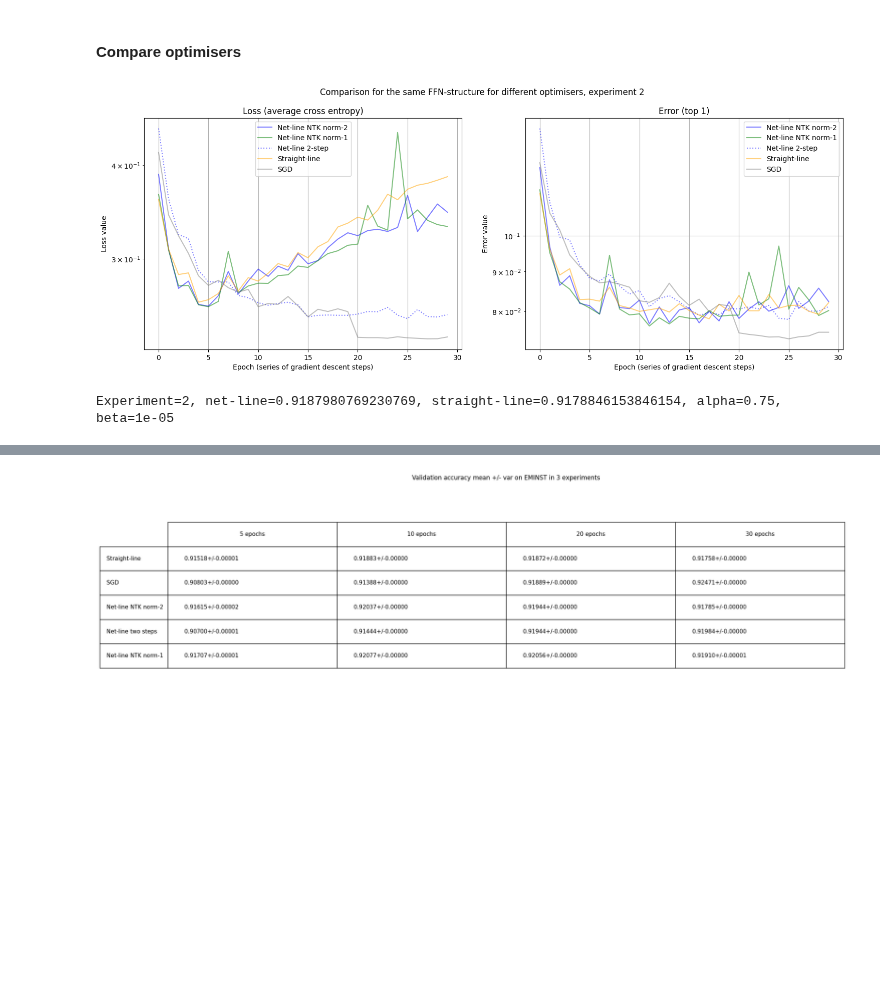
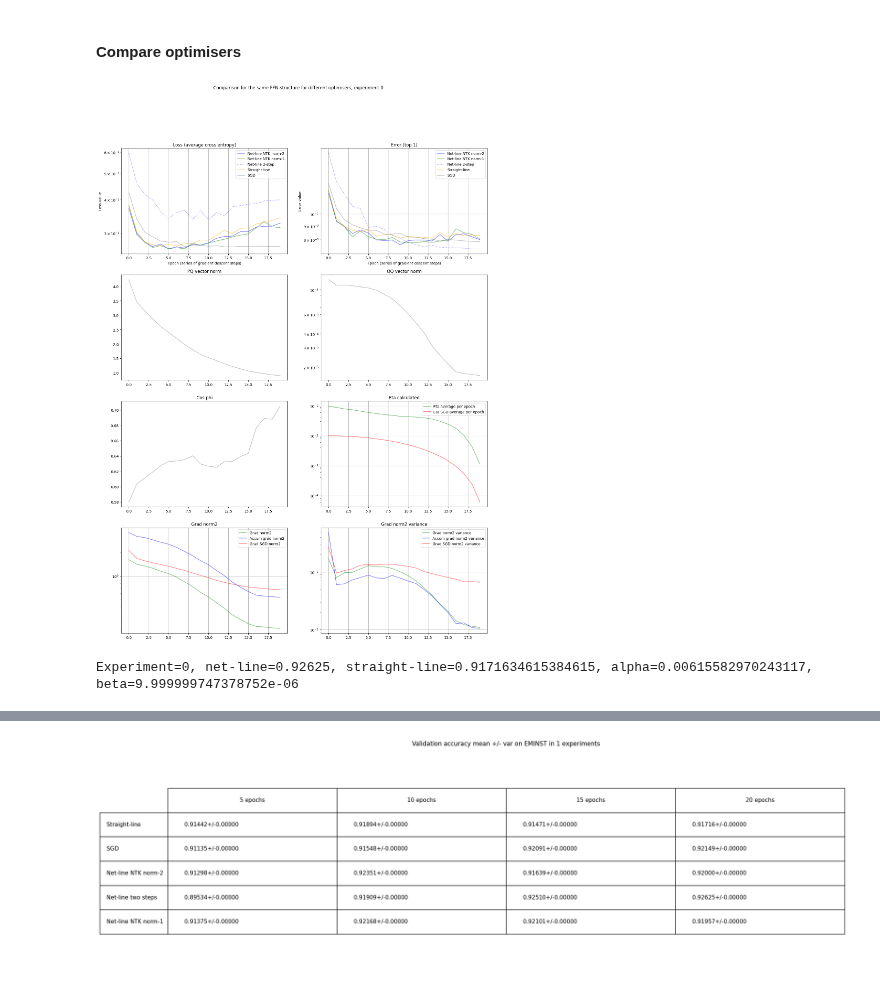
Before and after one commit to vkmbox/adaptive_stepsize, a Jupyter notebook: comparison_eminst_ffn.ipynb, the cells around one changed output, grey strips where cells are left out. Saved outputs shown, nothing was run; the diff lists cells and outputs as text; code cells hidden in the pictures; blank space fills up the shorter version.

Commit message:
DEV: optimiser v7

```diff
--- a/comparison_eminst_ffn.ipynb
+++ b/comparison_eminst_ffn.ipynb
@@ -31,12 +32,13 @@ logging.basicConfig(filename="logs/detailed_eminst_ffn.log",
 #### Constants
 # %%
 BATCH_SIZE = 64 #128
+SAMPLE_SIZE = 2048
 OUTPUT_DIM=26
 DEVICE = torch.device('cuda:0' if torch.cuda.is_available() else 'cpu')
 slope_plus, slope_minus=1.0, 0.1
 
-EXPERIMENTS = 3
-EPOCHS_PER_EXPERIMENT = 30
+EXPERIMENTS = 1 #3
+EPOCHS_PER_EXPERIMENT = 20
 DATASET_PATH = "./datasets"
 # %% [markdown]
 #### EMNIST dataset
@@ -79,11 +81,10 @@ def test_loop(testNet):
             labels = labels.to(DEVICE)
             batch_size = images.shape[0]
             xx = images.view(batch_size, -1)
-            logits = testNet.forward_(xx).detach().cpu()
-
-            prediction = logits.argmax(dim=-1).to(DEVICE)
-            loss = loss_crossentropy_np(np.transpose(logits.numpy()), labels)
+            logits = testNet.forward_(xx)
+            loss = F.cross_entropy(logits, labels)
             loss_meter.update(loss)
+            prediction = logits.argmax(dim=-1)
             accuracy_meter.update(calculate_accuracy(prediction, labels))
 
     return accuracy_meter.avg, loss_meter.avg
@@ -222,11 +267,12 @@ meta = MetaData(batch_size = BATCH_SIZE, output_dim=OUTPUT_DIM, lb = 0.005, lw =
 
 '''
 0-num of experiment; 1-epoch;
-2-net: 0-Straight-line, 1-Sgd fixed lr, 2-Net-line NTK norm-2, 3-Net-line step, 4-Net-line NTK norm-1
+2-net: 0-Adam, 1-Net-line 2step, 2-SGD
 3-param: 0-test accuracy (Top-1), 1-test errror (cross-entropy), 2-time per step, 3 - qq_norm_test,
-4 - pq_norm, 5 - cos_phi, 6 - eta_calculated, 7 - alpha/lr(sgd), 8 - armiho_coeff, 9 - wolf_coeff, 10 - eta_raw, 11 - grad_norm2_sq
+4 - pq_norm, 5 - cos_phi, 6 - eta_calculated, 7 - alpha/lr(sgd), 8 - armiho_coeff, 9 - kappa avg, 10 - kappa min,
+11 - grad_norm2_sq, 12 - grad_norm2_var, 13 - accum_norm2_sq, 14 - accum_norm2_var, 15 - empty, 16 - empty
 '''
-experimental_results = np.zeros((EXPERIMENTS, EPOCHS_PER_EXPERIMENT, 5, 12))
+experimental_results = np.zeros((EXPERIMENTS, EPOCHS_PER_EXPERIMENT, 5, 15))
 eta_fixed = 0.01
 #qq_divider = 1.0
 
@@ -244,9 +290,9 @@ for experiment in range(EXPERIMENTS):
     net_sgd = copy.deepcopy(net_straightline)
     net_sgd.set_slopes(slope_plus, slope_minus)
     loss_sgd = nn.CrossEntropyLoss()
-    opt_sgd = optim.SGD(net_sgd.parameters(), lr=1e-2, momentum=0.9, nesterov=True, weight_decay=2.5e-4)
-    #opt_sgd = optim.SGD(net_sgd.parameters(), 0.02, momentum=0.9, weight_decay=5e-3)
-    #schd_sgd = optim.lr_scheduler.CosineAnnealingLR(opt_sgd, T_max=EPOCHS_PER_EXPERIMENT)#T_max=10)
+    #opt_sgd = optim.SGD(net_sgd.parameters(), lr=1e-2, momentum=0.9, nesterov=True, weight_decay=2.5e-4)
+    opt_sgd = optim.SGD(net_sgd.parameters(), eta_fixed, momentum=0.9)#, weight_decay=2.5e-4)
+    schd_sgd = optim.lr_scheduler.CosineAnnealingLR(opt_sgd, T_max=EPOCHS_PER_EXPERIMENT)
 
     #Net-line NTK norm2
     net_linentk2 = copy.deepcopy(net_straightline)
@@ -264,21 +310,21 @@ for experiment in range(EXPERIMENTS):
     #net_linestep.train(False)
     opt_linestep = NetLineStepProcessor(net_linestep, meta, DEVICE)
     opt_linestep.eta1 = 1e-5
-    opt_linestep.alpha = 0.75 #0.20
-    opt_linestep.beta = 1e-5
-    opt_linestep.kappa_step_pp = 0.05 #0.025
-    opt_linestep.do_logging = False
-    opt_linestep.do_calc_armiho = True
+    #opt_linestep.alpha = 0.5
+    opt_linestep.beta_min = torch.tensor(0.00001).to(DEVICE)
+    opt_linestep.kappa_step_pp = 0.0
+    opt_linestep.do_logging = True
+    opt_linestep.do_calc_armiho = False
+    opt_linestep.do_calc_grad_norm2 = True
+    opt_linestep.shorten_grad_accumulated = True
 
     for epoch in range(EPOCHS_PER_EXPERIMENT):
         #alpha for net-line
         eta_raw = experimental_results[experiment, 0:epoch, 3, 10]
-        #lr for SGD
-        lr = eta_fixed if epoch < 20 else eta_fixed * 0.1
-        #opt_linestep.alpha = 0.8 if epoch < 20 else 0.4
+        opt_linestep.alpha = cosine_annealing2_lr(1.0, 0.0, 0, 20, epoch)
 
-        mt_adam, mt_netline, mt_sgd, mt_qq, mt_pq, mt_cos, mt_eta, mt_armiho, mt_eta_raw, mt_grad = \
-            AverageMeter(), AverageMeter(), AverageMeter(), AverageMeter(), AverageMeter(), AverageMeter(), AverageMeter(), AverageMeter(), AverageMeter(), AverageMeter()
+        mt_agrad, mt_agrad_sq, mt_grad_sga_sq, mt_grad_sga, mt_grad_sq, mt_adam, mt_netline, mt_sgd, mt_qq, mt_pq, mt_cos, mt_eta, mt_armiho, mt_eta_raw, mt_grad = \
+            AverageMeter(), AverageMeter(), AverageMeter(), AverageMeter(), AverageMeter(), AverageMeter(), AverageMeter(), AverageMeter(), AverageMeter(), AverageMeter(), AverageMeter(), AverageMeter(), AverageMeter(), AverageMeter(), AverageMeter()
 
         for train_batch in train_dataloader:
             images, labels_raw = train_batch
@@ -301,8 +347,14 @@ for experiment in range(EXPERIMENTS):
             loss2 = loss_sgd(logits2, labels)
             opt_sgd.zero_grad()
             loss2.backward()
-            opt_sgd.param_groups[0]['lr'] = lr
+            #opt_sgd.param_groups[0]['lr'] = lr
             opt_sgd.step()
+            # --calculate the gradient--
+            sga_grad = 0.
+            for p in net_sgd.parameters():
+                sga_grad += ((p.grad)**2).sum().item()
+            mt_grad_sga.update(math.sqrt(sga_grad))
+            mt_grad_sga_sq.update(sga_grad)
 
             logging.info("####Step with net-line norm2 NTK version")
             with torch.no_grad():
@@ -316,15 +368,17 @@ for experiment in range(EXPERIMENTS):
 
             logging.info("####Step with net-line 2-step version")
             ns_start = time.time_ns()
-            step_result = opt_linestep.step(labels, xx, momentum=0.0, weight_decay=2.5e-4) #5e-5
+            step_result = opt_linestep.step(labels, xx, momentum=0.9)
             ns_end = time.time_ns()
             mt_netline.update(ns_end-ns_start)
             mt_pq.update(step_result.pq_norm)
             mt_qq.update(step_result.qq_norm)
             mt_cos.update(step_result.cos_phi)
             mt_eta.update(step_result.eta)
-            mt_armiho.update(step_result.ck_armiho)
             mt_grad.update(math.sqrt(step_result.grad_norm2_squared))
+            mt_grad_sq.update(step_result.grad_norm2_squared)
+            mt_agrad.update(math.sqrt(step_result.accum_norm2_squared))
+            mt_agrad_sq.update(step_result.accum_norm2_squared)
 
         #qq_norm, eta
         experimental_results[experiment, epoch, 3, 3] = mt_qq.avg
@@ -332,38 +386,45 @@ for experiment in range(EXPERIMENTS):
         experimental_results[experiment, epoch, 3, 5] = mt_cos.avg
         experimental_results[experiment, epoch, 3, 6] = mt_eta.avg
         experimental_results[experiment, epoch, 3, 7] = opt_linestep.alpha
-        experimental_results[experiment, epoch, 3, 8] = mt_armiho.avg
+        experimental_results[experiment, epoch, 3, 8] = None
         experimental_results[experiment, epoch, 3, 9] = None
-        experimental_results[experiment, epoch, 3, 10] = mt_eta_raw.avg
+        experimental_results[experiment, epoch, 3, 10] = None
         experimental_results[experiment, epoch, 3, 11] = mt_grad.avg
+        experimental_results[experiment, epoch, 3, 12] = mt_grad_sq.avg - (mt_grad.avg)**2
+        experimental_results[experiment, epoch, 3, 13] = mt_agrad.avg
+        experimental_results[experiment, epoch, 3, 14] = mt_agrad_sq.avg - (mt_agrad.avg)**2
+
         # testing loop
         acc0, loss0 = test_loop(net_straightline)
         experimental_results[experiment, epoch, 0, 0] = acc0
         experimental_results[experiment, epoch, 0, 1] = loss0
 
         acc1, loss1 = test_loop(net_sgd)
         experimental_results[experiment, epoch, 1, 0] = acc1
         experimental_results[experiment, epoch, 1, 1] = loss1
+        experimental_results[experiment, epoch, 1, 6] = schd_sgd.get_last_lr()[0]
+        experimental_results[experiment, epoch, 1, 11] = mt_grad_sga.avg
+        experimental_results[experiment, epoch, 1, 12] = mt_grad_sga_sq.avg - (mt_grad_sga.avg)**2
 
         acc2, loss2 = test_loop(net_linentk2)
         experimental_results[experiment, epoch, 2, 0] = acc2
         experimental_results[experiment, epoch, 2, 1] = loss2
 
         acc3, loss3 = test_loop(net_linestep)
         experimental_results[experiment, epoch, 3, 0] = acc3
         experimental_results[experiment, epoch, 3, 1] = loss3
 
         acc4, loss4 = test_loop(net_linentk1)
         experimental_results[experiment, epoch, 4, 0] = acc4
         experimental_results[experiment, epoch, 4, 1] = loss4
 
-        #schd_sgd.step()
+        schd_sgd.step()
 
         title="Comparison for the same FFN-structure for different optimisers, experiment {}".format(experiment)
         experiment_comparison(experimental_results[experiment, 0:epoch+1], None, 0, 100, title=title)
 
         print("Experiment={}, net-line={}, straight-line={}, alpha={}, beta={}"\
-            .format(experiment, acc3, acc0, opt_linestep.alpha, opt_linestep.beta))
+            .format(experiment, acc3, acc0, opt_linestep.alpha, opt_linestep.beta_min))
 # %% [output]
-[figure, old version]
+[figure, new version]
-Experiment=2, net-line=0.9187980769230769, straight-line=0.9178846153846154, alpha=0.75, beta=1e-05
+Experiment=0, net-line=0.92625, straight-line=0.9171634615384615, alpha=0.00615582970243117, beta=9.999999747378752e-06
```
Also changed, not shown: parts of 5 cells of this notebook, 10 other files.
